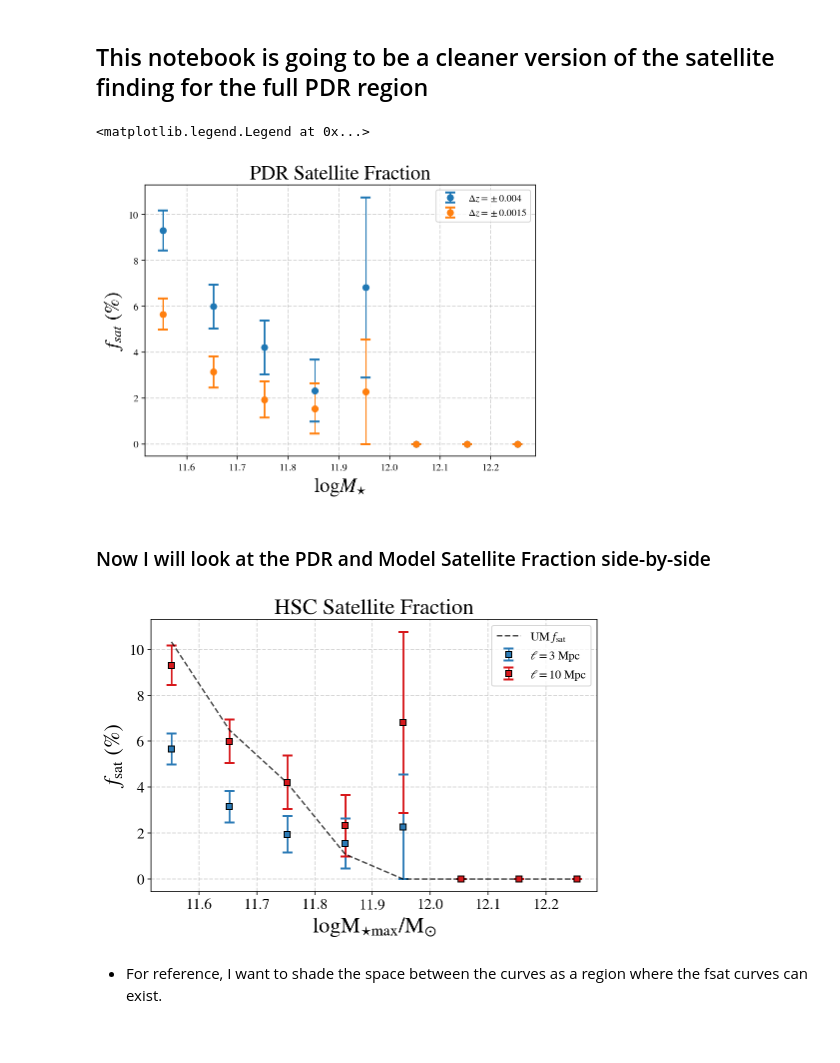
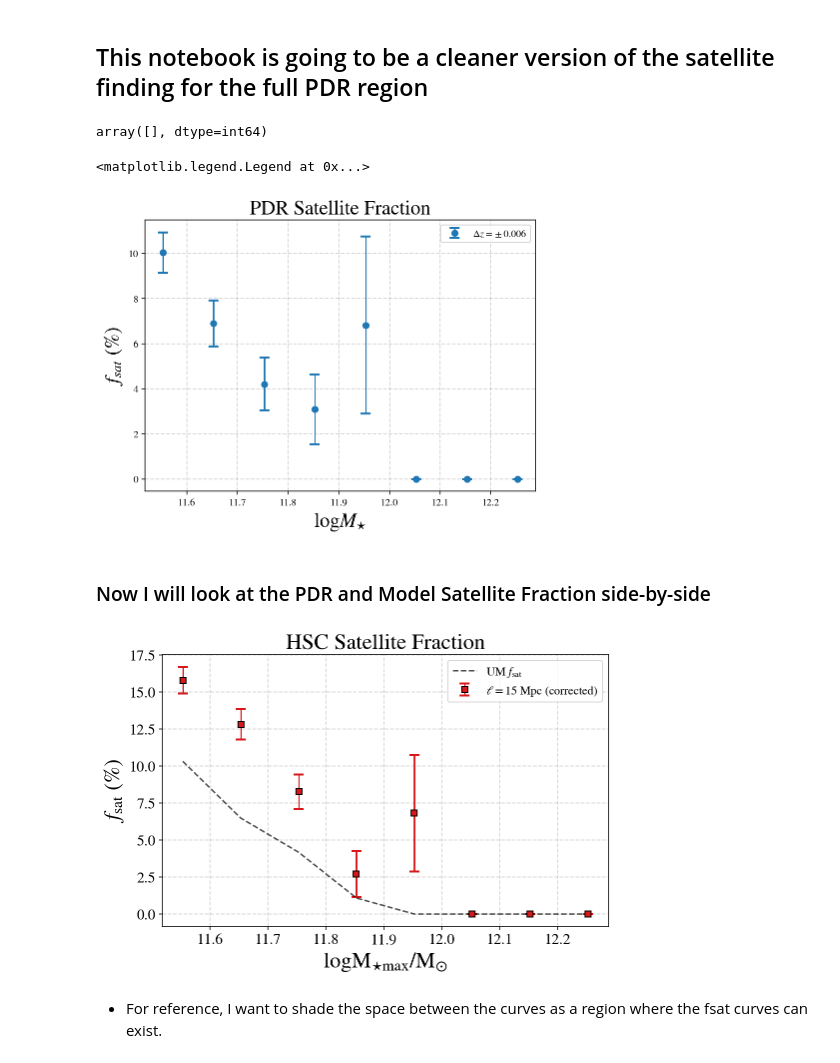
Before and after one commit to gsallabe/thesis_satellite_fraction, a Jupyter notebook: notebooks/pdr_satellite_greg.ipynb, the cells around one changed output. Saved outputs shown, nothing was run; the diff lists cells and outputs as text; code cells hidden in the pictures.

```diff
--- a/notebooks/pdr_satellite_greg.ipynb
+++ b/notebooks/pdr_satellite_greg.ipynb
@@ -38,8 +38,12 @@ from colossus.halo import mass_so
 pdr_use = Table(names = data_table.colnames)
 
 for i in range(len(np.array(data_table['logm_max']))):
-    if data_table['z_best'][i] > .25 and data_table['z_best'][i] < .45:
+    if data_table['logm_max'][i] > 11.5 and data_table['z_best'][i] > .25 and data_table['z_best'][i] < .45:
         pdr_use.add_row(data_table[i])
+# %%
+np.where(pdr_use['object_id'][j] == 3748043583549438)[0]
+# %% [output]
+array([], dtype=int64)
 # %%
 # Now to find r_halo
 r_halo = mass_so.M_to_R((10**pdr_use['logmh_vir'])*h , pdr_use['z_best'], 'vir')/h # kpc
@@ -58,8 +62,8 @@ pdr_use.reverse() # rank order by mass
 # %%
 # actual satellite finding
 import satellite_finder as sf
-mass_center_004, frac_sat_004, err_004 = sf.run_pdr_satellite(pdr_use, .004, mass_bins)
-mass_center_0015, frac_sat_0015, err_0015 = sf.run_pdr_satellite(pdr_use, .0015, mass_bins)
+mass_center_006, frac_sat_006, err_006 = sf.run_pdr_satellite(pdr_use, .006, mass_bins)
+#mass_center_0015, frac_sat_0015, err_0015 = sf.run_pdr_satellite(pdr_use, .0015, mass_bins)
 # %%
 fig = plt.figure(figsize=(7,5))
 
@@ -67,8 +71,8 @@ fig = plt.figure(figsize=(7,5))
 ax1 = fig.add_subplot(111)
 ax1.grid(linewidth=1, linestyle='--', alpha=0.5)
 
-ax1.errorbar(mass_center_004, frac_sat_004, err_004, fmt='o',capthick=2, capsize=5, label = '$\Delta z = \pm 0.004$')
-ax1.errorbar(mass_center_0015, frac_sat_0015, err_0015, fmt='o',capthick=2, capsize=5, label = '$\Delta z = \pm 0.0015$')
+ax1.errorbar(mass_center_006, frac_sat_006, err_006, fmt='o',capthick=2, capsize=5, label = '$\Delta z = \pm 0.006$')
+#ax1.errorbar(mass_center_0015, frac_sat_0015, err_0015, fmt='o',capthick=2, capsize=5, label = '$\Delta z = \pm 0.0015$')
 #ax1.errorbar(mass_center_008, frac_sat_008, err_008, fmt='o',capthick=2, capsize=5, label = '$dz = \pm 0.008$')
 #ax1.errorbar(mass_center_02, frac_sat_02, err_02, fmt='o',capthick=2, capsize=5, label = '$dz = \pm 0.02$')
 #ax1.errorbar(mass_center_04, frac_sat_04, err_04, fmt='o',capthick=2, capsize=5, label = '$\Delta z = \pm 0.05$')
@@ -82,13 +86,15 @@ ax1.legend()
 #plt.savefig('pdr_satellite_fraction.png', dpi = 1000)
 # %% [output]
 <matplotlib.legend.Legend at 0x...>
-[figure, old version]
+[figure, new version]
 # %% [markdown]
 ### Now I will look at the PDR and Model Satellite Fraction side-by-side
 # %%
 model = data_pth + 'um_ins_exs_logms_10.8_asap_180813.fits'
 hdu1 = fits.open(model)
 full_table = Table(hdu1[1].data)
+
+model_table = Table(names = full_table.colnames)
 
 for i in range(len(np.array(full_table['logms_max']))):
     if full_table['logms_max'][i] > 11.50:
@@ -119,32 +125,35 @@ hist_sat, edges_sat = np.histogram(sats_true, bins=mass_bins)
 mass_center_true = np.log10((10**edges_all[1:] + 10**edges_all[:-1]) / 2)
 
 f_sat_true = (hist_sat / hist_all) * 100
+# %%
+C = [1.5746469 , 1.85964912, 1.96774194, 0.875     , 1.        ,
+       1.        , 1.        , 1.        ]
 # %%
 fig = plt.figure(figsize=(8,5))
 
 
 ax1 = fig.add_subplot(111)
 ax1.grid(linewidth=1, linestyle='--', alpha=0.5)
 
-ax1.errorbar(mass_center_0015, frac_sat_0015, err_0015, color = '#2c7bb6',fmt='s',mec = 'k',capthick=2, capsize=5, label = '$\ell = 3$ Mpc')
-ax1.errorbar(mass_center_004, frac_sat_004, err_004, color = '#d7191c',fmt='s',mec = 'k',capthick=2, capsize=5, label = '$\ell =  10$ Mpc')
+#ax1.errorbar(mass_center_0015, frac_sat_0015, err_0015, color = '#2c7bb6',fmt='s',mec = 'k',capthick=2, capsize=5, label = '$\ell = 3$ Mpc')
+ax1.errorbar(mass_center_006, C*frac_sat_006, err_006, color = '#d7191c',fmt='s',mec = 'k',capthick=2, capsize=5, label = '$\ell =  15$ Mpc (corrected)')
 
 ax1.plot(mass_center_true, f_sat_true, ls = '--', color = 'k',alpha = 0.7, label = 'UM $f_{\mathrm{sat}}$')
 
 for tick in ax1.xaxis.get_major_ticks():
     tick.label.set_fontsize(15)
 for tick in ax1.yaxis.get_major_ticks():
     tick.label.set_fontsize(15)
 
 
 
 ax1.set_xlabel(r'$ \log \mathrm{M_{\star max} / M_{\odot}}$', fontsize=22)
 ax1.set_ylabel(r'$f_{\mathrm{sat}}$ (%)', fontsize=22)
 ax1.set_title('HSC Satellite Fraction', fontsize = 22)
 ax1.legend(fontsize = 12)
 plt.savefig('pdr_satellite_fraction.png', dpi = 1000)
 # %% [output]
-[figure, old version]
+[figure, new version]
 # %% [markdown]
 * For reference, I want to shade the space between the curves as a region where the fsat curves can exist.
 # %%
```
Also changed, not shown: parts of 6 cells of this notebook, 7 other files.
